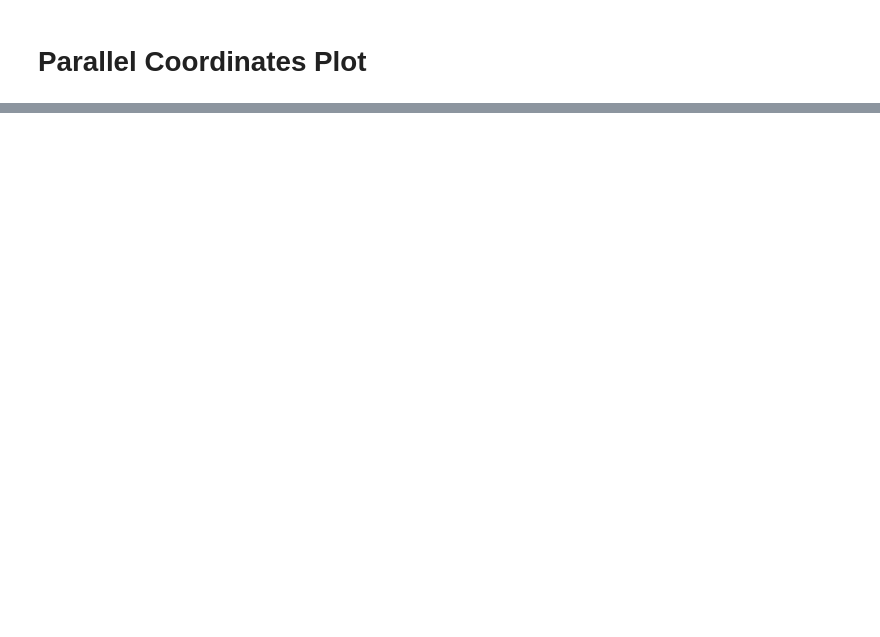
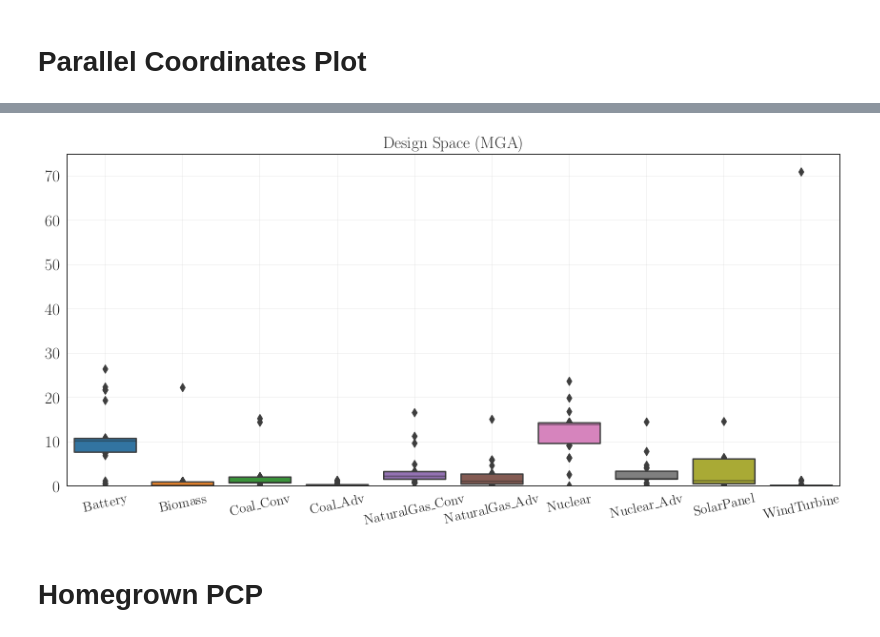
Before and after one commit to samgdotson/2023-dotson-prelim, a Jupyter notebook: analysis/4-objective-analysis.ipynb, the cells around one changed output, grey strips where cells are left out. Saved outputs shown, nothing was run; the diff lists cells and outputs as text; code cells hidden in the pictures; blank space fills up the shorter version.

```diff
--- a/analysis/4-objective-analysis.ipynb
+++ b/analysis/4-objective-analysis.ipynb
@@ -508,0 +291,9 @@ axes.grid(alpha=0.05, which='minor')
+# %%
+designs = np.array([list(design) for design in mdf.designs.values])
+# %%
+designs_df = pd.DataFrame(dict(zip(techs,designs.T)))
+# %%
+frames = [mdf.iloc[:,:4], designs_df]
+mdf_expanded = pd.concat(frames, axis=1)
+# %%
+mdf_expanded = mdf_expanded.drop_duplicates().reset_index(drop=True)
@@ -508,0 +340,23 @@ axes.grid(alpha=0.05, which='minor')
+# %%
+fig, axes = plt.subplots(1,1,figsize=(12,6), facecolor='w', sharex=True, sharey=True)
+peak_demand = results.problem.max_demand
+sb.boxenplot(ax=axes,
+             data=(pd.concat([mdf_expanded.iloc[:,4:],
+                              ddf],
+                             axis=0).reset_index(drop=True))*peak_demand)
+
+axes.set_xticklabels(techs, rotation=12.5, size=14)
+axes.set_xticks(range(len(techs)))
+# axes[2].set_ylabel("Capacity (GW)", size=14)
+axes.set_xlabel("", size=14)
+axes.set_ylim(0,75)
+
+axes.grid(alpha=0.2, which='major')
+axes.grid(alpha=0.05, which='minor')
+axes.set_title("Design Space (MGA)", fontsize=16)
+plt.tight_layout()
+plt.savefig("../docs/figures/results/4-obj-mga-design-space.pgf")
+# %% [output]
+[figure, added]
+# %% [markdown]
+# Homegrown PCP
```
Also changed, not shown: parts of 30 cells of this notebook, 5 other files.
